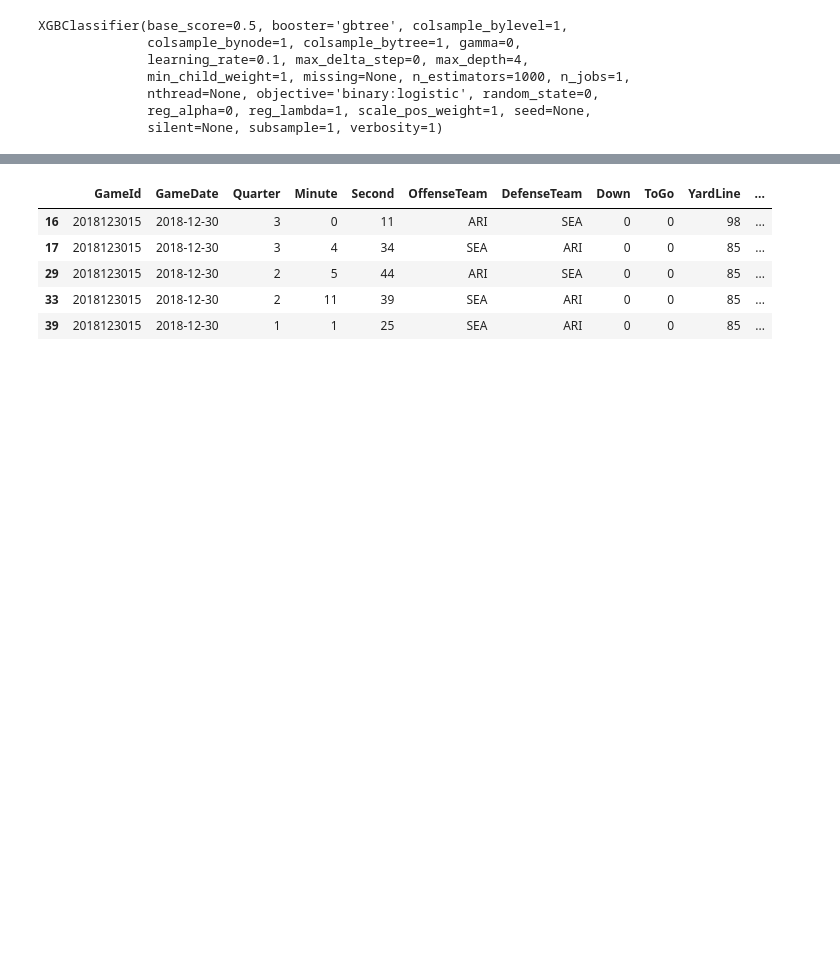
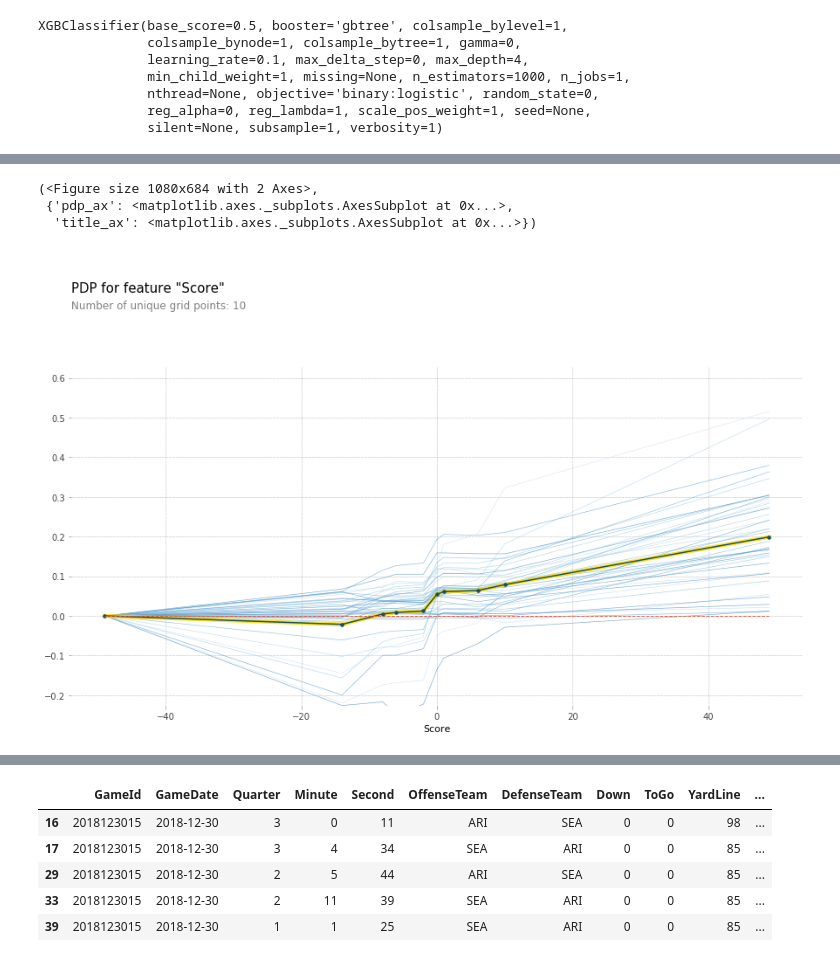
Before and after one commit to richardOlson/nfl_2019_play_by_play, a Jupyter notebook: nfl_plays.ipynb, the cells around one changed output, grey strips where cells are left out. Cells and saved outputs as stored; diff of their text form; code cells hidden in the pictures; blank space fills up the shorter version.

```diff
--- a/nfl_plays.ipynb
+++ b/nfl_plays.ipynb
@@ -1300,10 +1308,10 @@ x_val_w_featImp.shape
 
 # Doing the xgBoost
 from xgboost import XGBClassifier
-xgb_pipeline = make_pipeline(XGBClassifier(n_estimators=250,random_state=42,),
+xgb_pipeline = make_pipeline(XGBClassifier(n_estimators=316,random_state=42,),
                          )
 
-xgb_pipeline.fit(x_train_feat_imp, y_train)
+xgb_pipeline.fit(x_train_w_featImp, y_train)
 # %% [output]
 Pipeline(memory=None,
          steps=[('xgbclassifier',
@@ -1367,0 +1393,15 @@ XGBClassifier(base_score=0.5, booster='gbtree', colsample_bylevel=1,
+# %%
+theXGB = xgb_pipeline.named_steps['xgbclassifier']
+# %%
+# Making the interact object for the islating the Score
+isolated = pdp_isolate(theXGB,
+                        x_train_w_featImp, x_train_w_featImp.columns,
+                        feature='Score',
+                        )
+# %%
+pdp_plot(isolated, feature_name='Score', plot_lines=True, frac_to_plot=40)
+# %% [output]
+(<Figure size 1080x684 with 2 Axes>,
+ {'pdp_ax': <matplotlib.axes._subplots.AxesSubplot at 0x...>,
+  'title_ax': <matplotlib.axes._subplots.AxesSubplot at 0x...>})
+[figure, added]
```
Also changed, not shown: parts of 24 cells of this notebook.
